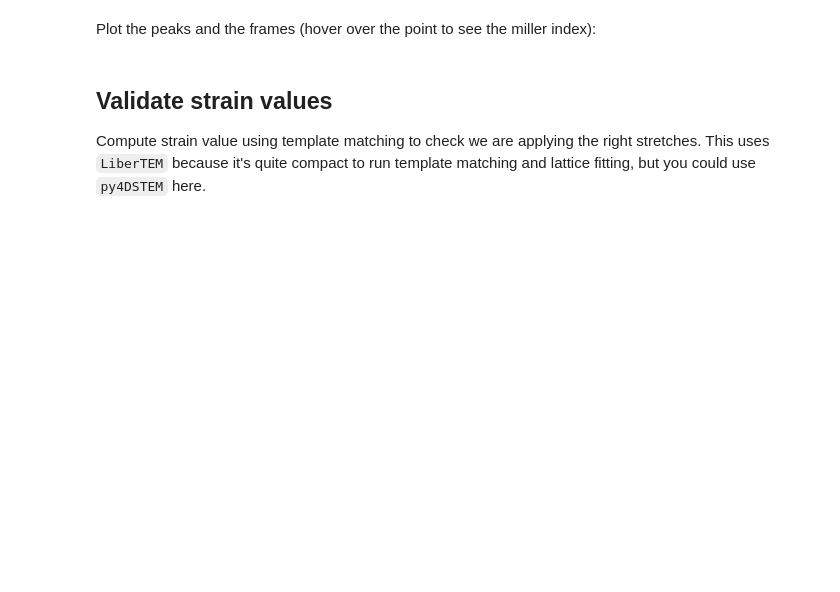
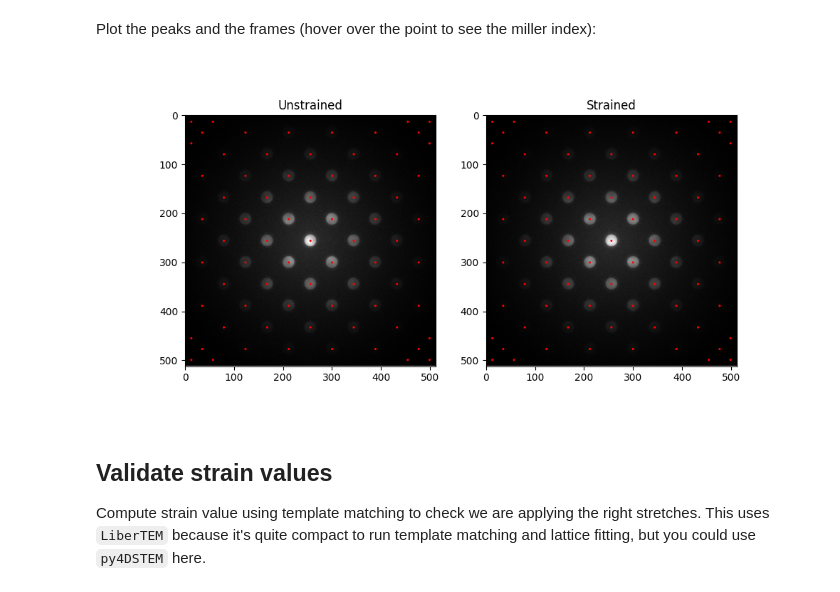
Before and after one commit to matbryan52/cbed-simulation, a Jupyter notebook: make_frame.ipynb, the cells around one changed output. Drawn from its saved outputs; the diff is of its cells as text; code cells hidden in the pictures; blank space fills up the shorter version.

```diff
--- a/make_frame.ipynb
+++ b/make_frame.ipynb
@@ -125,14 +194,17 @@ Line #      Hits         Time  Per Hit   % Time  Line Contents
 # %% [markdown]
 Plot the peaks and the frames (hover over the point to see the miller index):
 # %%
+%autoreload
 fig, (ax1, ax2) = plt.subplots(1, 2, figsize=(10, 5))
-ax1.imshow(frame_unstrained, cmap="gray")
+ax1.imshow(spc.for_backend(frame_unstrained, spc.NUMPY), cmap="gray")
 ax1.set_title("Unstrained")
 ax1.set_xlim(0, frame_unstrained.shape[1])
 ax1.set_ylim(frame_unstrained.shape[0], 0)
 sim_peaks_unstrained.to_pixels(experiment).plot(fig, ax1)
-ax2.imshow(frame_strained, cmap="gray")
+ax2.imshow(spc.for_backend(frame_strained, spc.NUMPY), cmap="gray")
 ax2.set_title("Strained");
 ax2.set_xlim(0, frame_unstrained.shape[1])
 ax2.set_ylim(frame_unstrained.shape[0], 0)
 sim_peaks_strained.to_pixels(experiment).plot(fig, ax2)
+# %% [output]
+[figure, added]
```
Also changed, not shown: parts of 22 cells of this notebook, 1 other file.
